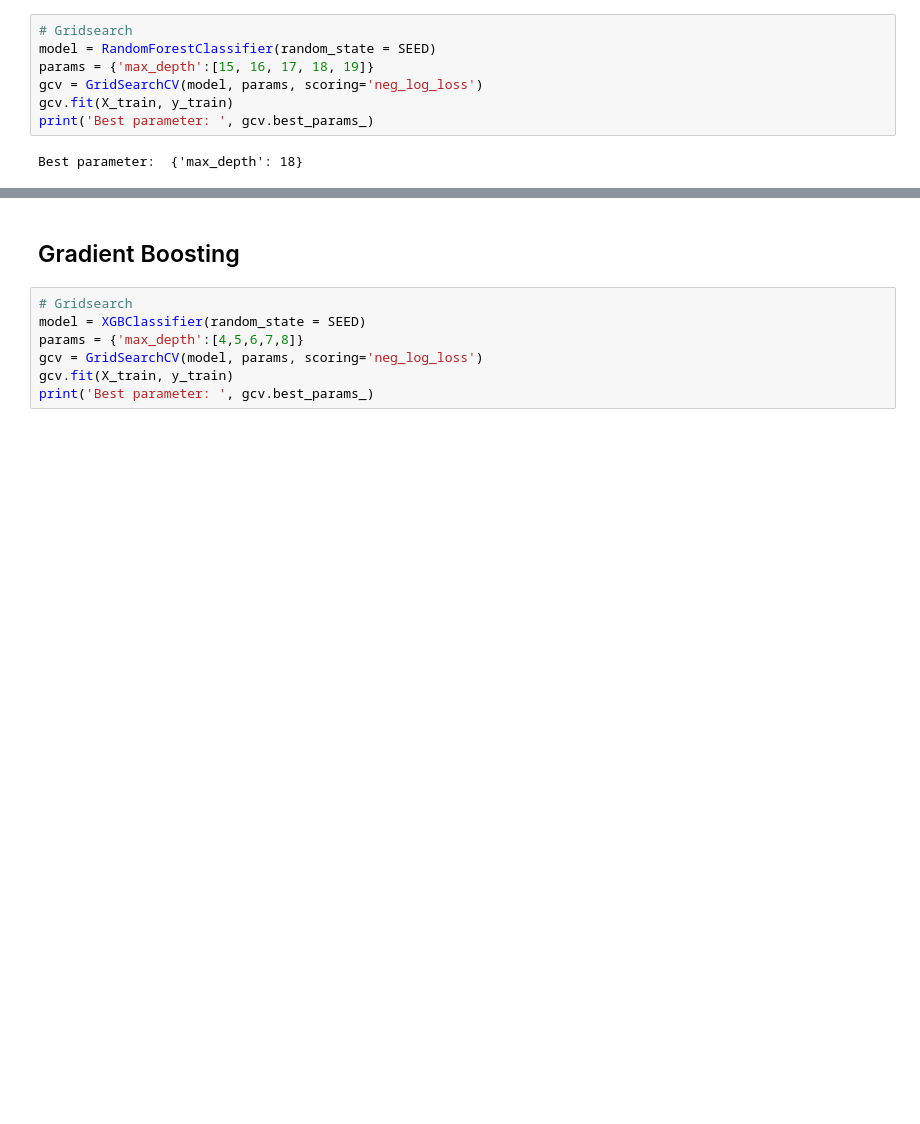
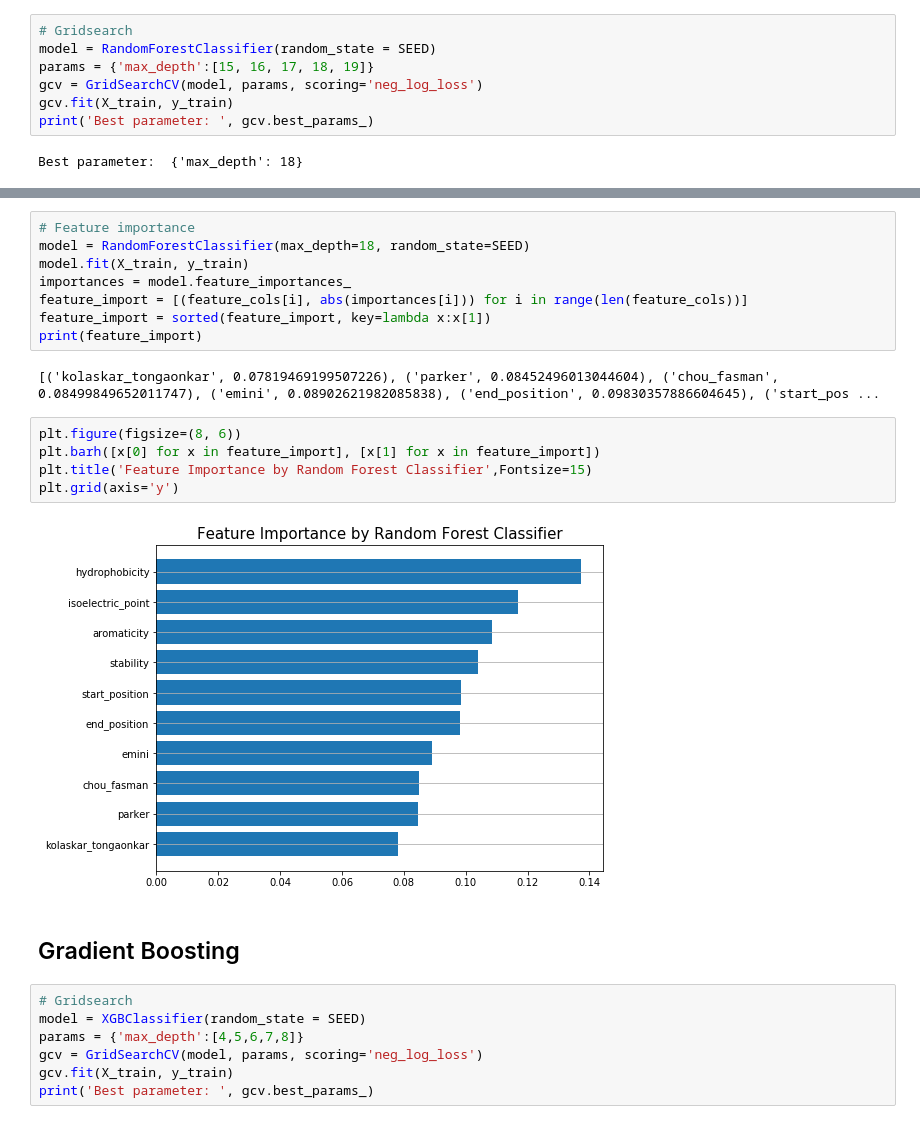
Before and after one commit to Meiqi-Wu/vaccine-discovery, a Jupyter notebook: model_baseline.ipynb, the cells around one changed output, grey strips where cells are left out. Drawn from its saved outputs; the diff is of its cells as text; blank space fills up the shorter version.

```diff
--- a/model_baseline.ipynb
+++ b/model_baseline.ipynb
@@ -227,3 +193,20 @@ Test  accuracy 0.849717, precision 0.782149, recall 0.624825, f1 0.694678
+# %%
+# Feature importance
+model = RandomForestClassifier(max_depth=18, random_state=SEED)
+model.fit(X_train, y_train)
+importances = model.feature_importances_
+feature_import = [(feature_cols[i], abs(importances[i])) for i in range(len(feature_cols))]
+feature_import = sorted(feature_import, key=lambda x:x[1])
+print(feature_import)
+# %% [output]
+[('kolaskar_tongaonkar', 0.07819469199507226), ('parker', 0.08452496013044604), ('chou_fasman', 0.08499849652011747), ('emini', 0.08902621982085838), ('end_position', 0.09830357886604645), ('start_pos ...
+# %%
+plt.figure(figsize=(8, 6))
+plt.barh([x[0] for x in feature_import], [x[1] for x in feature_import])
+plt.title('Feature Importance by Random Forest Classifier',Fontsize=15)
+plt.grid(axis='y')
+# %% [output]
+[figure, added]
 # %% [markdown]
 ## Gradient Boosting
 # %%
```
Also changed, not shown: parts of 11 cells of this notebook.
